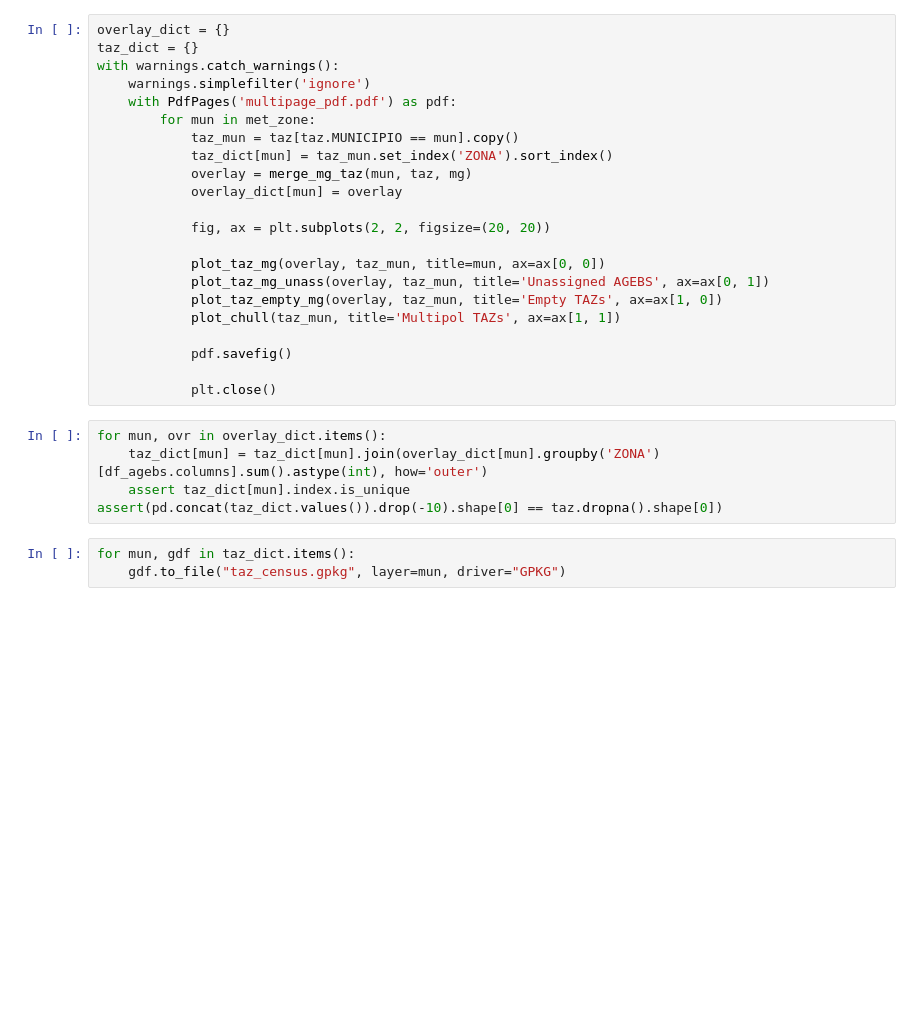
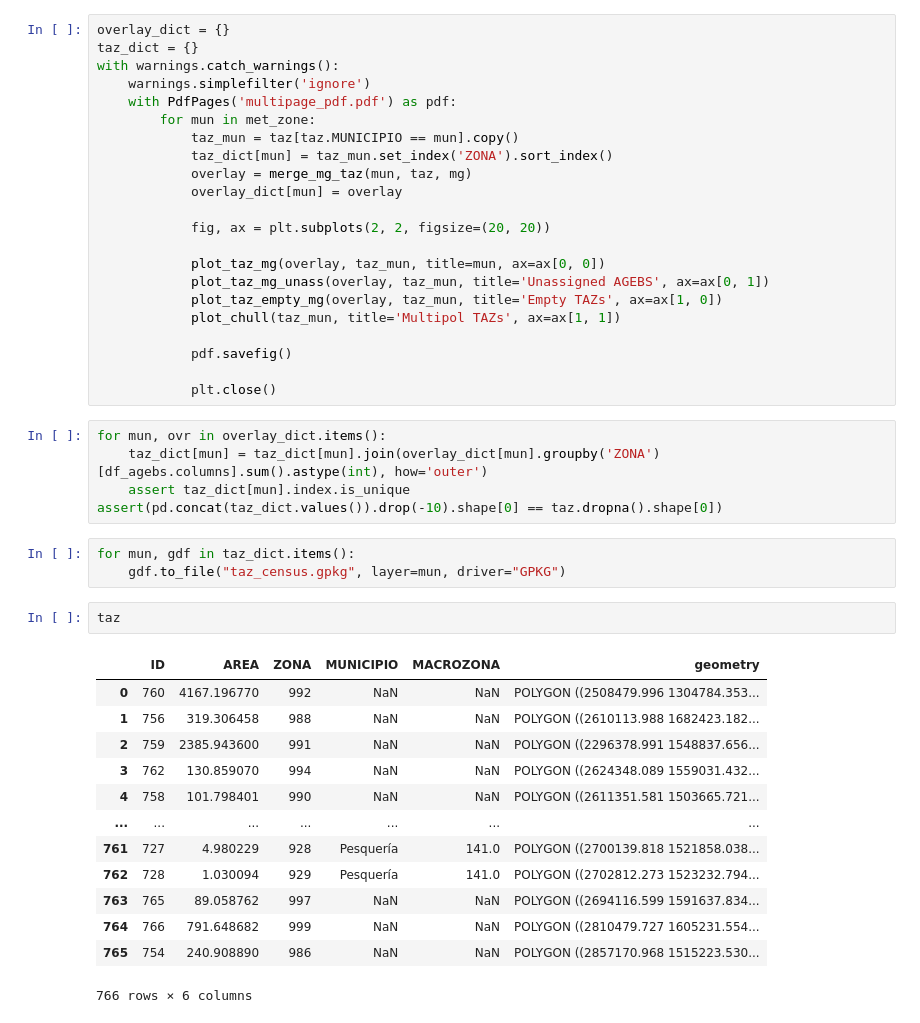
Before and after one commit to CentroFuturoCiudades/population-synthesis, a Jupyter notebook: notebooks/TAZ.ipynb, the cells around one changed output. Saved outputs shown, nothing was run; the diff lists cells and outputs as text; blank space fills up the shorter version.

```diff
--- a/notebooks/TAZ.ipynb
+++ b/notebooks/TAZ.ipynb
@@ -83,3 +125,19 @@ assert(pd.concat(taz_dict.values()).drop(-10).shape[0] == taz.dropna().shape[0])
 # %%
 for mun, gdf in taz_dict.items():
     gdf.to_file("taz_census.gpkg", layer=mun, driver="GPKG")
+# %%
+taz
+# %% [output]
+|  | ID | AREA | ZONA | MUNICIPIO | MACROZONA | geometry |
+| 0 | 760 | 4167.196770 | 992 | NaN | NaN | POLYGON ((2508479.996 1304784.353... |
+| 1 | 756 | 319.306458 | 988 | NaN | NaN | POLYGON ((2610113.988 1682423.182... |
+| 2 | 759 | 2385.943600 | 991 | NaN | NaN | POLYGON ((2296378.991 1548837.656... |
+| 3 | 762 | 130.859070 | 994 | NaN | NaN | POLYGON ((2624348.089 1559031.432... |
+| 4 | 758 | 101.798401 | 990 | NaN | NaN | POLYGON ((2611351.581 1503665.721... |
+| ... | ... | ... | ... | ... | ... | ... |
+| 761 | 727 | 4.980229 | 928 | Pesquería | 141.0 | POLYGON ((2700139.818 1521858.038... |
+| 762 | 728 | 1.030094 | 929 | Pesquería | 141.0 | POLYGON ((2702812.273 1523232.794... |
+| 763 | 765 | 89.058762 | 997 | NaN | NaN | POLYGON ((2694116.599 1591637.834... |
+| 764 | 766 | 791.648682 | 999 | NaN | NaN | POLYGON ((2810479.727 1605231.554... |
+| 765 | 754 | 240.908890 | 986 | NaN | NaN | POLYGON ((2857170.968 1515223.530... |
+766 rows × 6 columns
```
Also changed, not shown: parts of 7 cells of this notebook, 4 other files.
